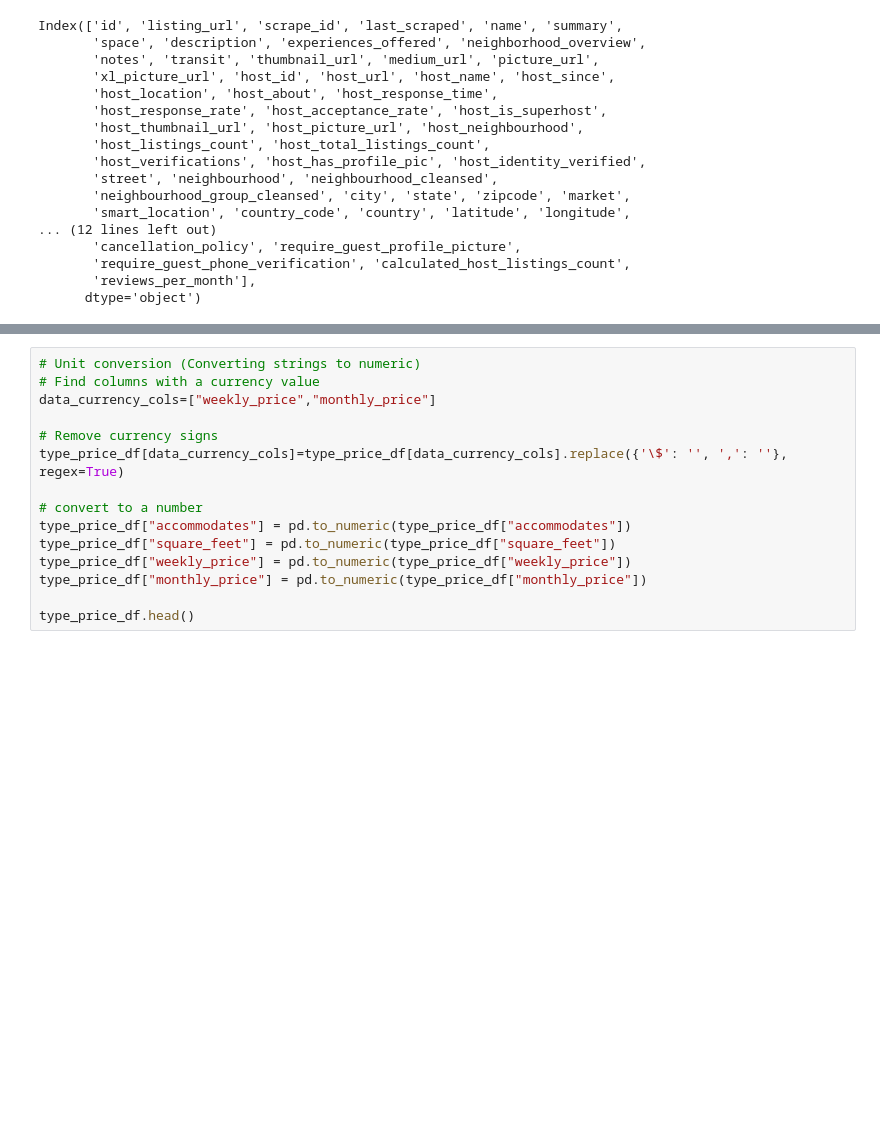
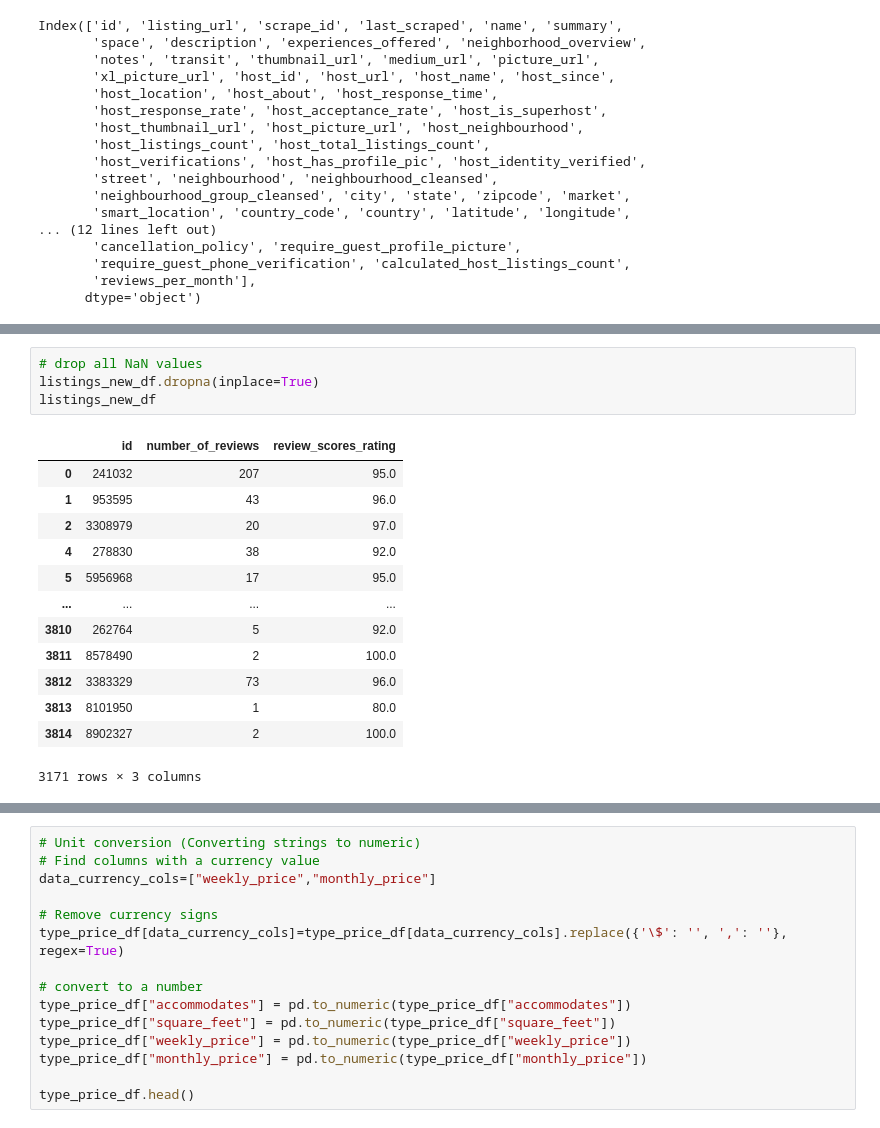
Before and after one commit to nt1analytics/Project-2, a Jupyter notebook: airbnb.ipynb, the cells around one changed output, grey strips where cells are left out. Cells and saved outputs as stored; diff of their text form; blank space fills up the shorter version.

```diff
--- a/airbnb.ipynb
+++ b/airbnb.ipynb
@@ -176,0 +130,18 @@ dtype: object
+# %%
+# drop all NaN values
+listings_new_df.dropna(inplace=True)
+listings_new_df
+# %% [output]
+|  | id | number_of_reviews | review_scores_rating |
+| 0 | 241032 | 207 | 95.0 |
+| 1 | 953595 | 43 | 96.0 |
+| 2 | 3308979 | 20 | 97.0 |
+| 4 | 278830 | 38 | 92.0 |
+| 5 | 5956968 | 17 | 95.0 |
+| ... | ... | ... | ... |
+| 3810 | 262764 | 5 | 92.0 |
+| 3811 | 8578490 | 2 | 100.0 |
+| 3812 | 3383329 | 73 | 96.0 |
+| 3813 | 8101950 | 1 | 80.0 |
+| 3814 | 8902327 | 2 | 100.0 |
+3171 rows × 3 columns
```
Also changed, not shown: parts of 29 cells of this notebook, 1 other file.
